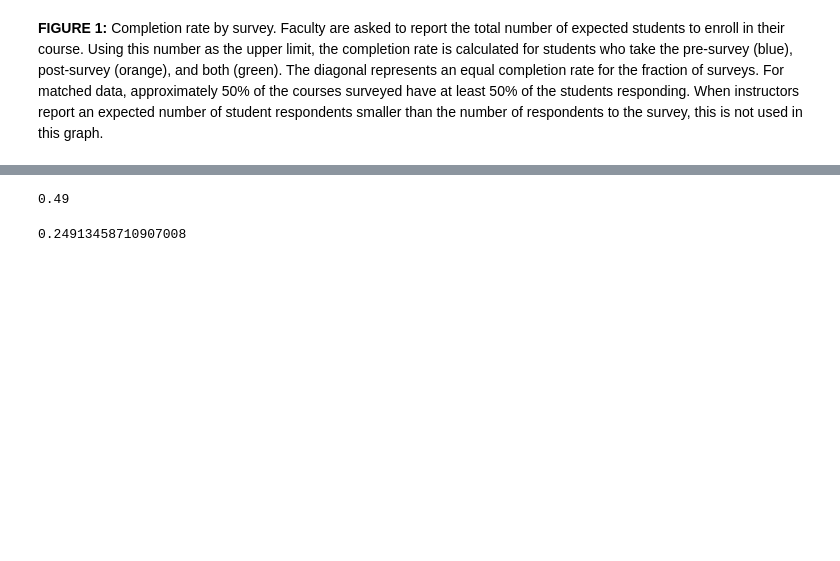
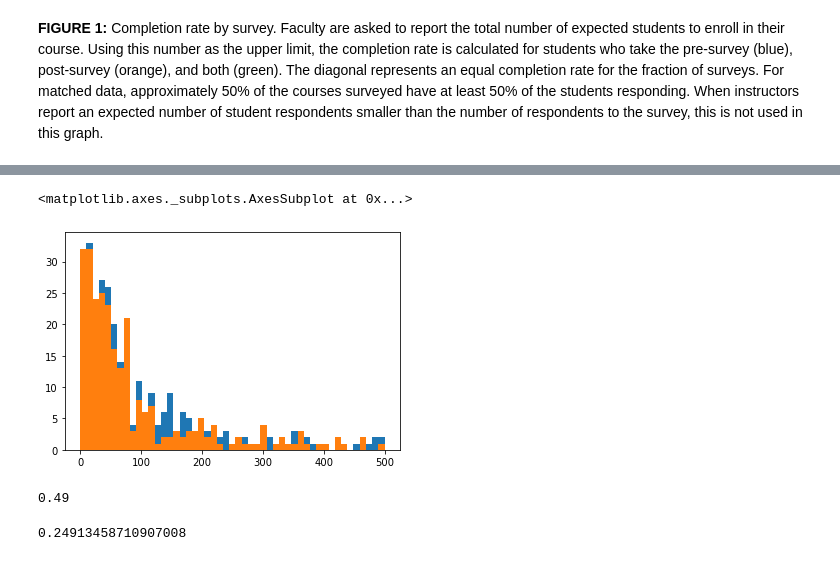
Before and after one commit to Lewandowski-Labs-PER/eclass-public, a Jupyter notebook: summary statistics.ipynb, the cells around one changed output, grey strips where cells are left out. Drawn from its saved outputs; the diff is of its cells as text; code cells hidden in the pictures; blank space fills up the shorter version.

```diff
--- a/summary statistics.ipynb
+++ b/summary statistics.ipynb
@@ -186,3 +183,17 @@ array([-0.02,  0.  ,  0.02,  0.04,  0.06,  0.08,  0.1 ,  0.12,  0.14,
+# %%
+pre19 = pre19.merge(cis)[['Q19', 'pre_survey_id', 'post_survey_id', 'pre_cnt', 'Q18']]
+pre19['ratio'] = pre19.pre_cnt/pre19.Q19
+
+post19 = post19.merge(cis)[['Q19', 'pre_survey_id', 'post_survey_id', 'post_cnt', 'Q18']]
+# %%
+fig, ax = plt.subplots()
+
+pre19[(pre19['Q18']=='First year (introductory) lab')].pre_cnt.hist(bins=np.linspace(0, 500, 50), ax=ax, grid=False)
+
+post19[(post19['Q18']=='First year (introductory) lab')].post_cnt.hist(bins=np.linspace(0, 500, 50), ax=ax, grid=False)
+# %% [output]
+<matplotlib.axes._subplots.AxesSubplot at 0x...>
+[figure, added]
 # %%
 matched_cnt = pre.set_index('anon_student_id').join(post.set_index('anon_student_id'), rsuffix='_post').dropna(subset=['q01a', 'q01a_post']).groupby('survey_id').count().duration.reset_index()
 matched_cnt.columns = ['pre_survey_id', 'cnt']
```
Also changed, not shown: parts of 3 cells of this notebook.
